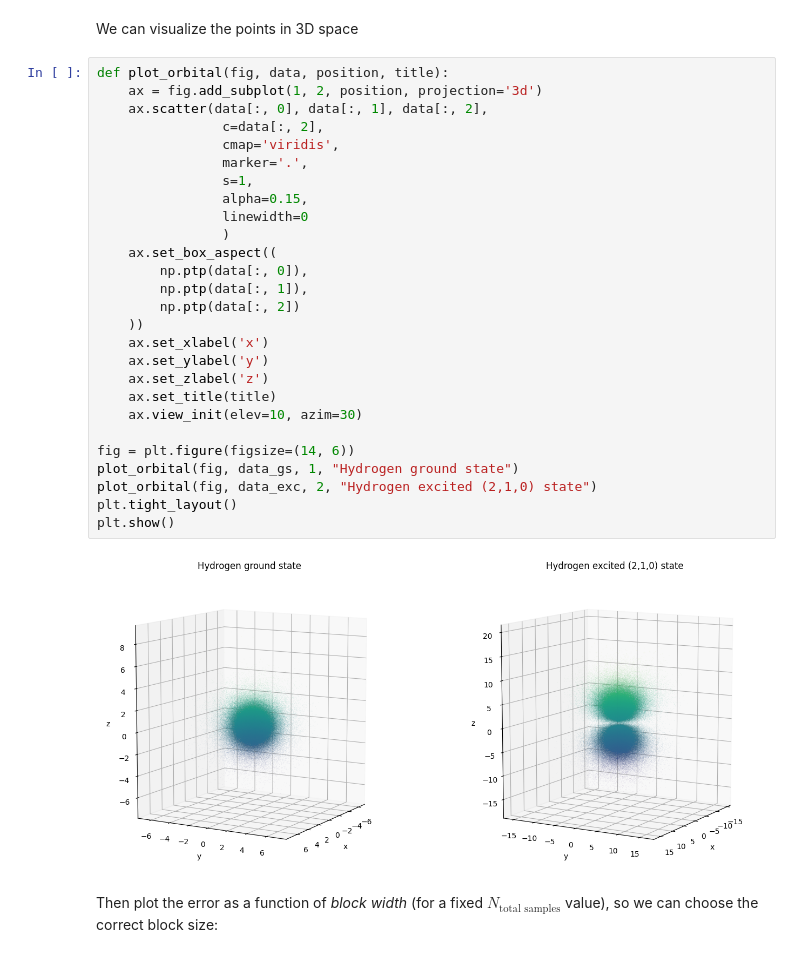
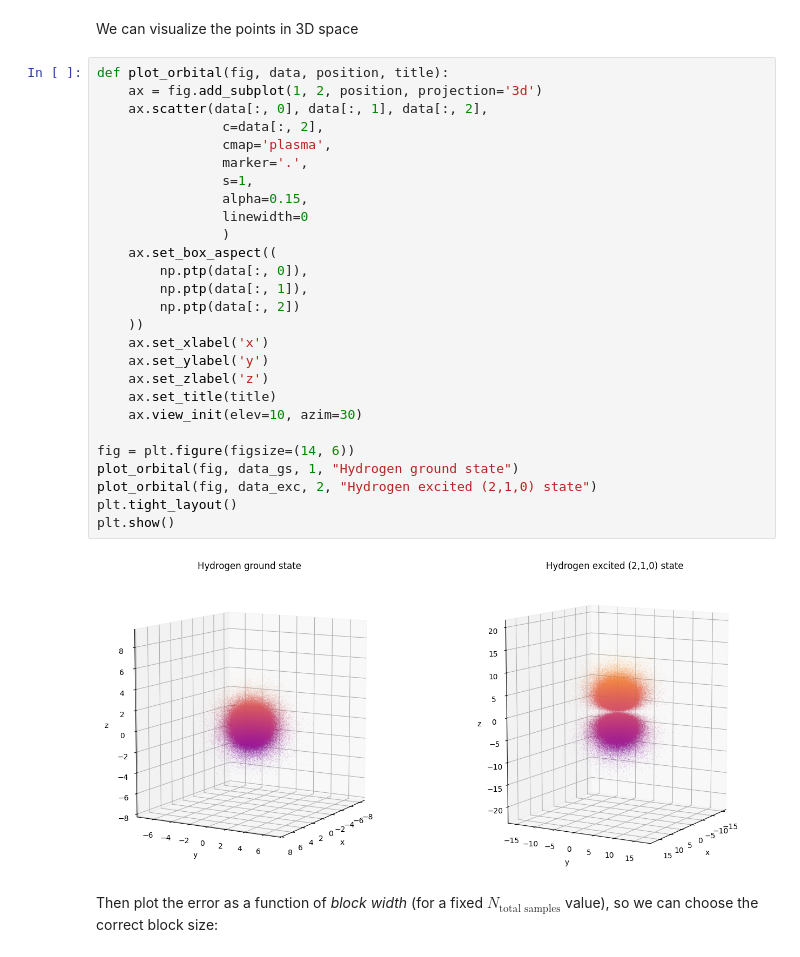
Before and after one commit to daaario/numerical_simulation_laboratory, a Jupyter notebook: 05_hydrogen_atom.ipynb, the cells around one changed output. Saved outputs shown, nothing was run; the diff lists cells and outputs as text.

```diff
--- a/05_hydrogen_atom.ipynb
+++ b/05_hydrogen_atom.ipynb
@@ -103,32 +128,32 @@ We can visualize the points in 3D space
 # %%
 def plot_orbital(fig, data, position, title):
     ax = fig.add_subplot(1, 2, position, projection='3d')
     ax.scatter(data[:, 0], data[:, 1], data[:, 2],
                 c=data[:, 2],
-                cmap='viridis',
+                cmap='plasma',
                 marker='.',
                 s=1,
                 alpha=0.15,
                 linewidth=0
                 )
     ax.set_box_aspect((
         np.ptp(data[:, 0]),
         np.ptp(data[:, 1]),
         np.ptp(data[:, 2])
     ))
     ax.set_xlabel('x')
     ax.set_ylabel('y')
     ax.set_zlabel('z')
     ax.set_title(title)
     ax.view_init(elev=10, azim=30)
 
 fig = plt.figure(figsize=(14, 6))
 plot_orbital(fig, data_gs, 1, "Hydrogen ground state")
 plot_orbital(fig, data_exc, 2, "Hydrogen excited (2,1,0) state")
 plt.tight_layout()
 plt.show()
 # %% [output]
-[figure, old version]
+[figure, new version]
 # %% [markdown]
 Then plot the error as a function of *block width* (for a fixed $N_\text{total samples}$ value), so we can choose the correct block size:
 # %%
```
Also changed, not shown: parts of 6 cells of this notebook, 7 other files.
